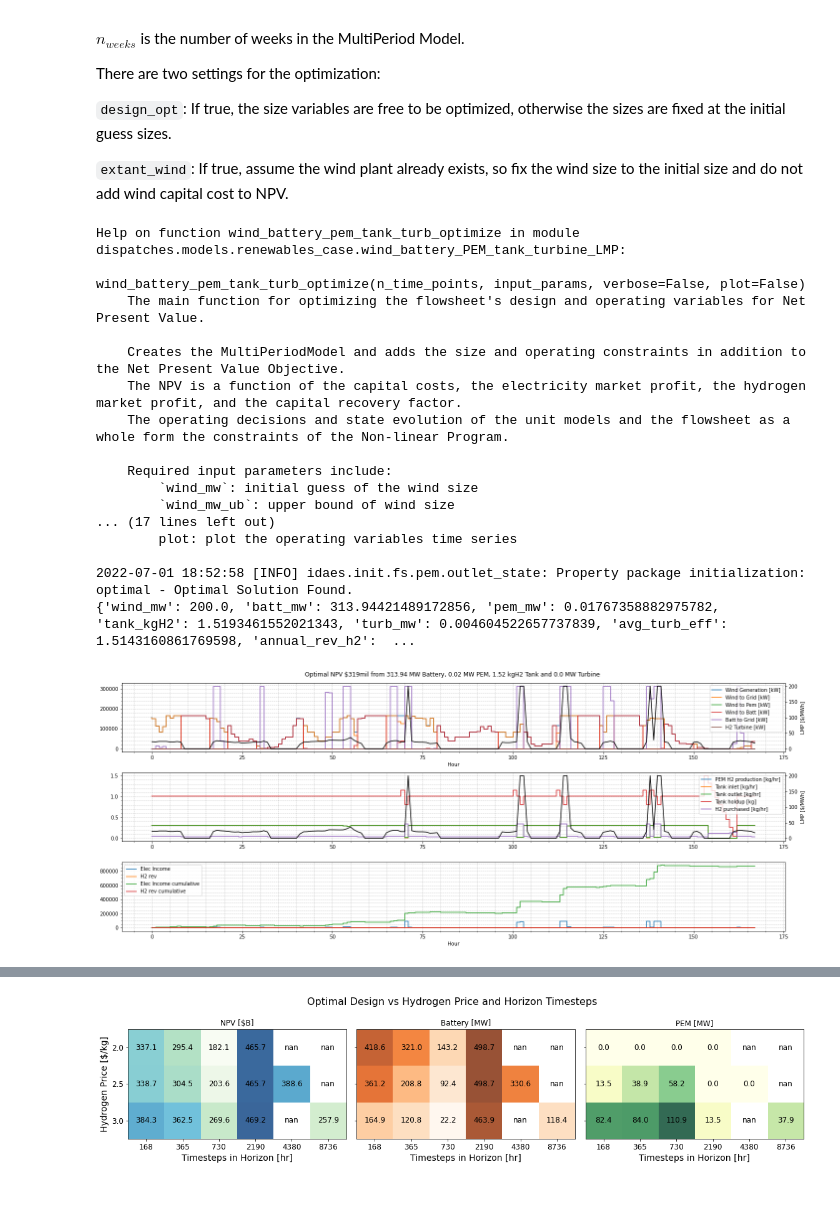
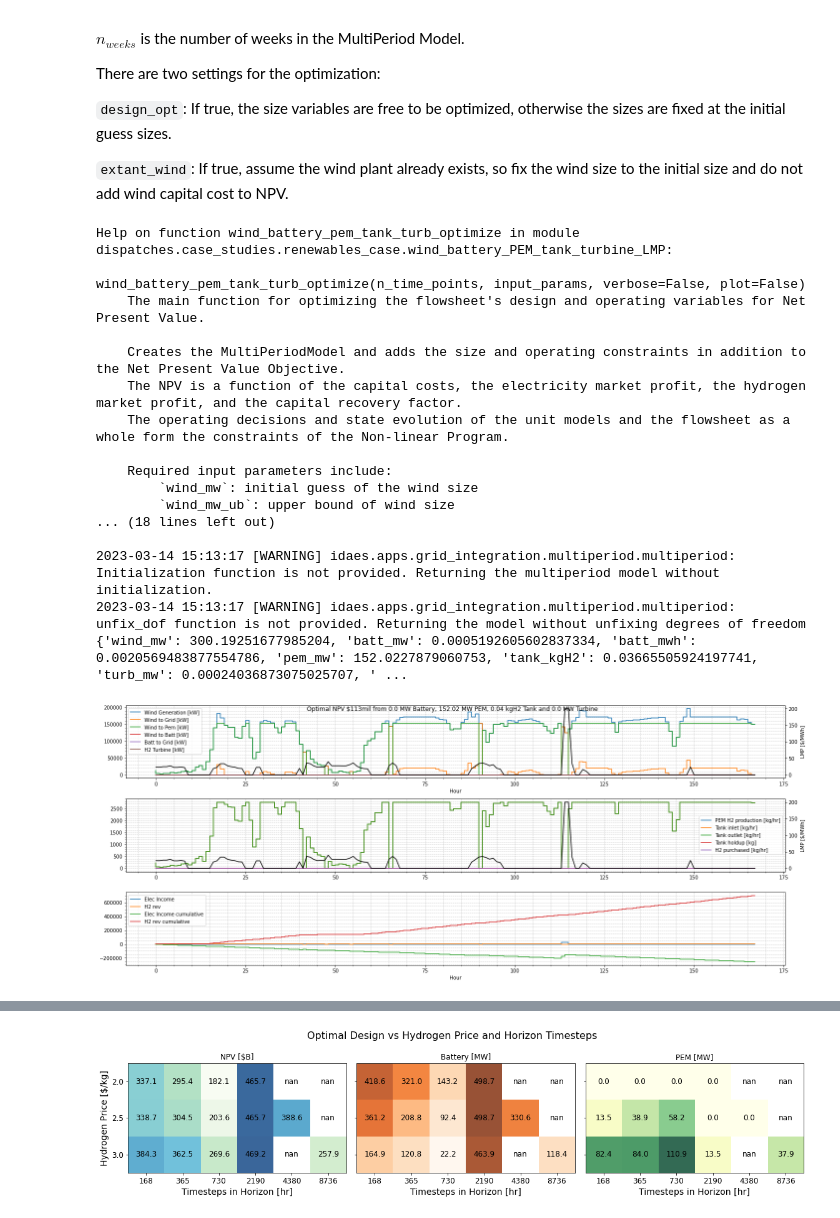
Before and after one commit to dguittet/dispatches, a Jupyter notebook: dispatches/case_studies/renewables_case/ConceptualDesignOptimization.ipynb, the cells around one changed output, grey strips where cells are left out. Cells and saved outputs as stored; diff of their text form; code cells hidden in the pictures.

Commit message:
update pricetaker_linear

```diff
--- a/dispatches/case_studies/renewables_case/ConceptualDesignOptimization.ipynb
+++ b/dispatches/case_studies/renewables_case/ConceptualDesignOptimization.ipynb
@@ -236,25 +237,42 @@ Turbine Capital Cost                    1000 $/kW
 Turbine Fixed Operating Cost            11.65 $/kW-yr
 Turbine Variable Operating Cost         0.0042699999999999995 $/kWh
 # %%
-wind_resource_speed = { 'resource_speed': 10 }
+prices_used[prices_used > 200] = 200
 
 input_params = {
     "wind_mw": wind_mw,
     "wind_mw_ub": wind_mw_ub,
     "batt_mw": fixed_batt_mw,
+    "batt_hr": 4,
     "pem_mw": fixed_pem_mw,
     "pem_bar": pem_bar,
     "pem_temp": pem_temp,
-    "tank_size": fixed_tank_size,
+    "tank_size": fixed_tank_kg,
     "tank_type": "simple",
     "turb_mw": turb_p_mw,
 
-    "wind_resource": wind_resource_speed,
+    "wind_resource": wind_capacity_factors,
     "h2_price_per_kg": h2_price_per_kg,
     "LMPs": prices_used,
 
     "design_opt": True,
-    "extant_wind": True
+    "extant_wind": True,
+
+    "opt_mode": "profit",
+
+    "wind_cap_cost": wind_cap_cost,
+    "wind_op_cost": wind_op_cost,
+    "batt_cap_cost_kw": batt_cap_cost_kw,
+    "batt_cap_cost_kwh": batt_cap_cost_kwh,
+    "batt_rep_cost_kwh": batt_rep_cost_kwh,
+    "pem_cap_cost": pem_cap_cost,
+    "pem_op_cost": pem_op_cost,
+    "pem_var_cost": pem_var_cost,
+    "tank_cap_cost_per_kg": tank_cap_cost_per_kg,
+    "tank_op_cost":tank_op_cost,
+    "turbine_cap_cost": turbine_cap_cost,
+    "turbine_op_cost": turbine_op_cost,
+    "turbine_var_cost": turbine_var_cost
 }
 
 m = wind_battery_pem_tank_turb_model(wind_resource_speed, input_params, verbose=False)
@@ -288,13 +306,6 @@ Block fs.windpower
 # %% [markdown]
 The Multiperiod model is constructed for 7 time points as shown below:
 # %%
-tank_type = 'simple'
-input_params['wind_resource'] = {t:
-                                    {'wind_resource_config': {
-                                         'resource_speed': [wind_speeds[t]]
-                                    }
-                                } for t in range(7)}
-
 mp_model = MultiPeriodModel(n_time_points=7,
                             process_model_func=partial(wind_battery_pem_tank_turb_mp_block, input_params=input_params, verbose=False),
                             linking_variable_func=partial(wind_battery_pem_tank_turb_variable_pairs, tank_type=tank_type),
@@ -348,25 +360,24 @@ There are two settings for the optimization:
 `extant_wind`: If true, assume the wind plant already exists, so fix the wind size to the initial size and do not add wind capital cost to NPV.
 # %%
 help(wind_battery_pem_tank_turb_optimize)
-default_input_params['wind_mw'] = wind_mw
-design_res = wind_battery_pem_tank_turb_optimize(n_time_points=7 * 24, input_params=default_input_params, verbose=False, plot=True)
+design_res = wind_battery_pem_tank_turb_optimize(n_time_points=7 * 24, input_params=input_params, verbose=False, plot=True)
 # %% [output]
-Help on function wind_battery_pem_tank_turb_optimize in module dispatches.models.renewables_case.wind_battery_PEM_tank_turbine_LMP:
+Help on function wind_battery_pem_tank_turb_optimize in module dispatches.case_studies.renewables_case.wind_battery_PEM_tank_turbine_LMP:
 
 wind_battery_pem_tank_turb_optimize(n_time_points, input_params, verbose=False, plot=False)
     The main function for optimizing the flowsheet's design and operating variables for Net Present Value.
 
     Creates the MultiPeriodModel and adds the size and operating constraints in addition to the Net Present Value Objective.
     The NPV is a function of the capital costs, the electricity market profit, the hydrogen market profit, and the capital recovery factor.
     The operating decisions and state evolution of the unit models and the flowsheet as a whole form the constraints of the Non-linear Program.
 
     Required input parameters include:
         `wind_mw`: initial guess of the wind size
         `wind_mw_ub`: upper bound of wind size
-... (17 lines left out)
-        plot: plot the operating variables time series
+... (18 lines left out)
 
-2022-07-01 18:52:58 [INFO] idaes.init.fs.pem.outlet_state: Property package initialization: optimal - Optimal Solution Found.
-{'wind_mw': 200.0, 'batt_mw': 313.94421489172856, 'pem_mw': 0.01767358882975782, 'tank_kgH2': 1.5193461552021343, 'turb_mw': 0.004604522657737839, 'avg_turb_eff': 1.5143160861769598, 'annual_rev_h2':  ...
+2023-03-14 15:13:17 [WARNING] idaes.apps.grid_integration.multiperiod.multiperiod: Initialization function is not provided. Returning the multiperiod model without initialization.
+2023-03-14 15:13:17 [WARNING] idaes.apps.grid_integration.multiperiod.multiperiod: unfix_dof function is not provided. Returning the model without unfixing degrees of freedom
+{'wind_mw': 300.19251677985204, 'batt_mw': 0.0005192605602837334, 'batt_mwh': 0.0020569483877554786, 'pem_mw': 152.0227879060753, 'tank_kgH2': 0.03665505924197741, 'turb_mw': 0.00024036873075025707, ' ...
-[figure, old version]
+[figure, new version]
 # %% [markdown]
```
Also changed, not shown: parts of 11 cells of this notebook, 3 other files.
